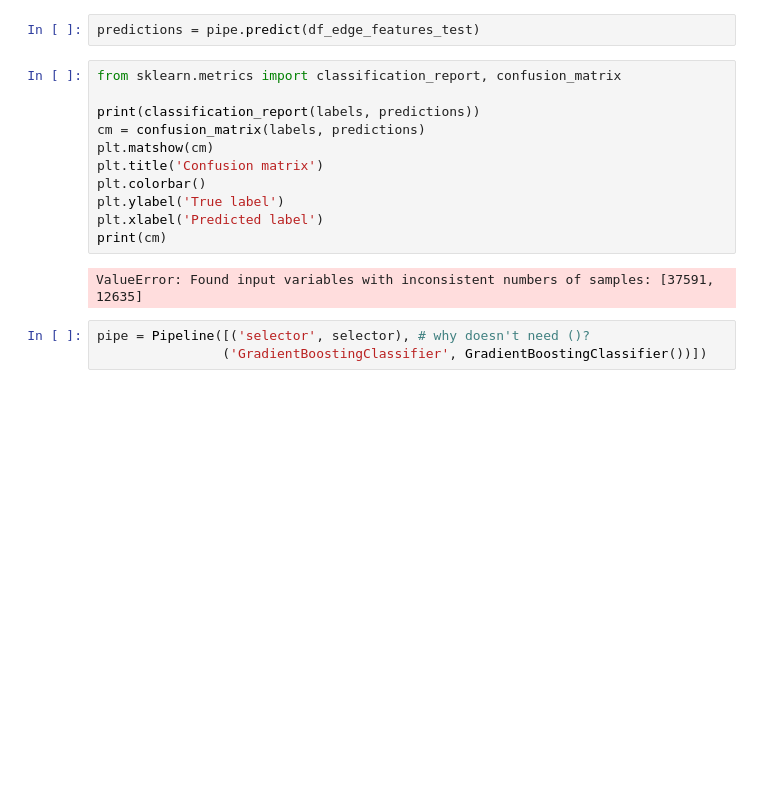
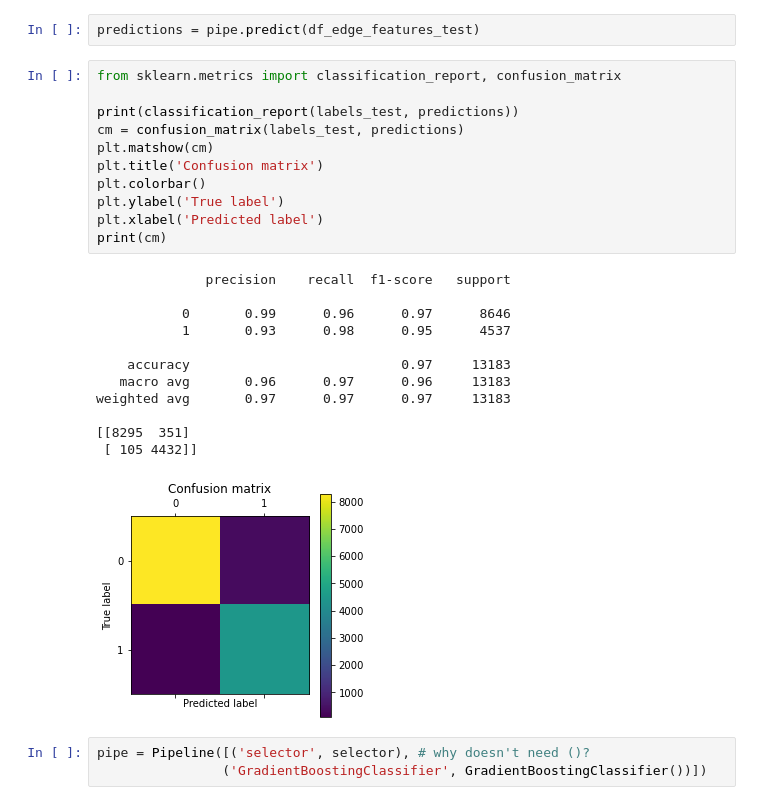
Before and after one commit to donw7/human_motion_analysis, a Jupyter notebook: notebooks/test_sequence_models.ipynb, the cells around one changed output. Cells and saved outputs as stored; diff of their text form; blank space fills up the shorter version.

```diff
--- a/notebooks/test_sequence_models.ipynb
+++ b/notebooks/test_sequence_models.ipynb
@@ -326,16 +326,27 @@ predictions = pipe.predict(df_edge_features_test)
 # %%
 from sklearn.metrics import classification_report, confusion_matrix
 
-print(classification_report(labels, predictions))
-cm = confusion_matrix(labels, predictions)
+print(classification_report(labels_test, predictions))
+cm = confusion_matrix(labels_test, predictions)
 plt.matshow(cm)
 plt.title('Confusion matrix')
 plt.colorbar()
 plt.ylabel('True label')
 plt.xlabel('Predicted label')
 print(cm)
 # %% [output]
-ValueError: Found input variables with inconsistent numbers of samples: [37591, 12635]
+              precision    recall  f1-score   support
+
+           0       0.99      0.96      0.97      8646
+           1       0.93      0.98      0.95      4537
+
+    accuracy                           0.97     13183
+   macro avg       0.96      0.97      0.96     13183
+weighted avg       0.97      0.97      0.97     13183
+
+[[8295  351]
+ [ 105 4432]]
+[figure, added]
 # %%
 pipe = Pipeline([('selector', selector), # why doesn't need ()?
                 ('GradientBoostingClassifier', GradientBoostingClassifier())])
```
Also changed, not shown: parts of 3 cells of this notebook, 3 other files.
